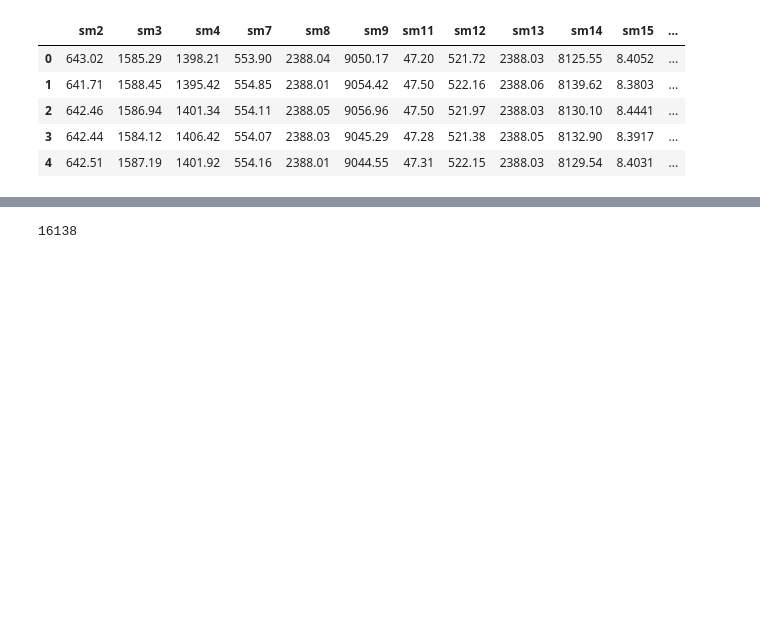
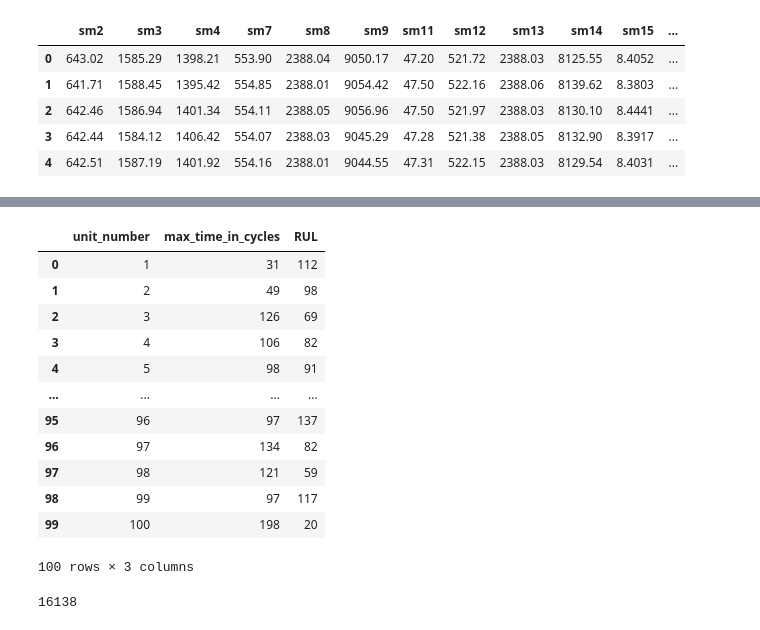
Before and after one commit to meghagkrishnan/jet_engine, a Jupyter notebook: notebooks/megha_jet_engine_LR.ipynb, the cells around one changed output, grey strips where cells are left out. Cells and saved outputs as stored; diff of their text form; code cells hidden in the pictures; blank space fills up the shorter version.

```diff
--- a/notebooks/megha_jet_engine_LR.ipynb
+++ b/notebooks/megha_jet_engine_LR.ipynb
@@ -253,3 +272,19 @@ plt.show()
+# %%
+max_cycles_test
+# %% [output]
+|  | unit_number | max_time_in_cycles | RUL |
+| 0 | 1 | 31 | 112 |
+| 1 | 2 | 49 | 98 |
+| 2 | 3 | 126 | 69 |
+| 3 | 4 | 106 | 82 |
+| 4 | 5 | 98 | 91 |
+| ... | ... | ... | ... |
+| 95 | 96 | 97 | 137 |
+| 96 | 97 | 134 | 82 |
+| 97 | 98 | 121 | 59 |
+| 98 | 99 | 97 | 117 |
+| 99 | 100 | 198 | 20 |
+100 rows × 3 columns
 # %%
 len(data[data['unit_number'] <= 80])
 # %% [output]
```
Also changed, not shown: parts of 4 cells of this notebook, 15 other files.
